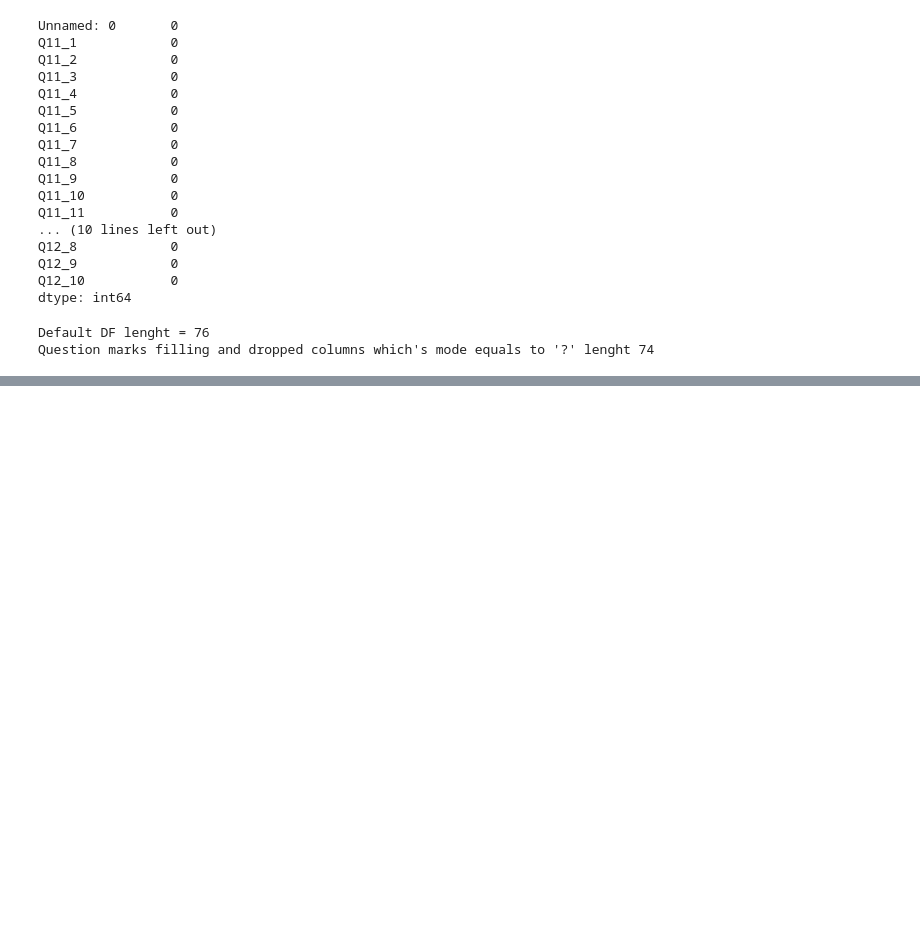
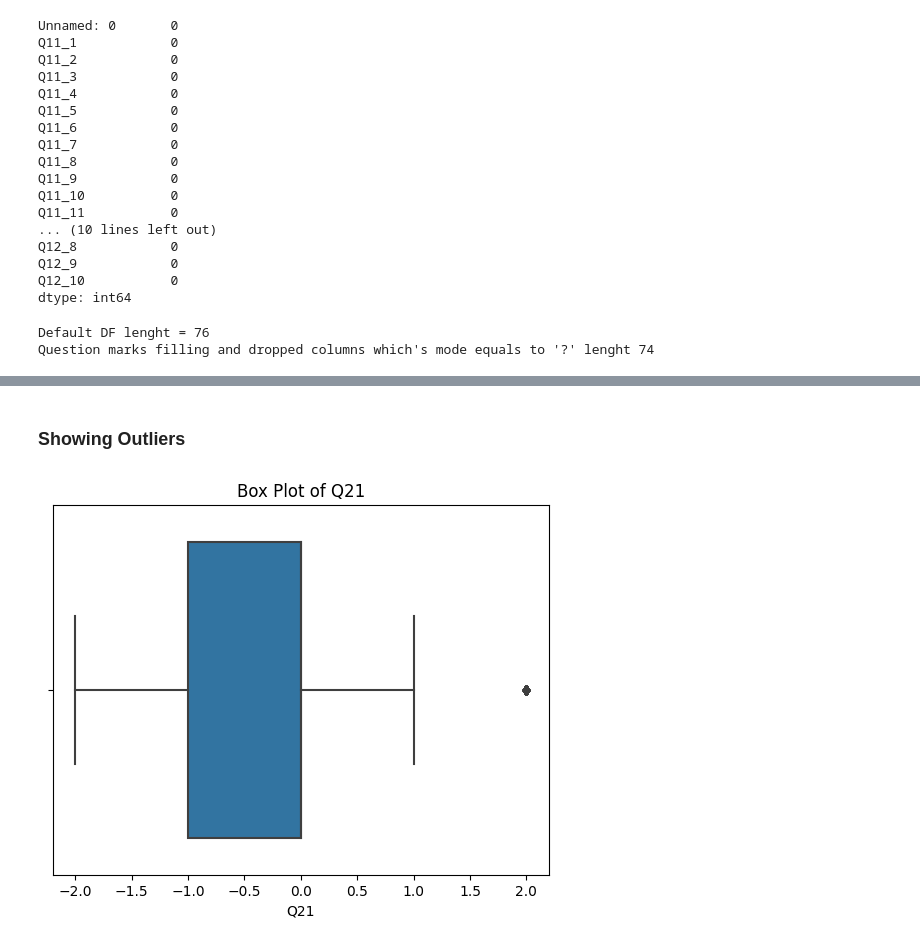
Before and after one commit to SeyitKoyuncu/CENG464-DataMining, a Jupyter notebook: CENG464_DataMiningProject.ipynb, the cells around one changed output, grey strips where cells are left out. Cells and saved outputs as stored; diff of their text form; code cells hidden in the pictures; blank space fills up the shorter version.

```diff
--- a/CENG464_DataMiningProject.ipynb
+++ b/CENG464_DataMiningProject.ipynb
@@ -197,0 +336,14 @@ Question marks filling and dropped columns which's mode equals to '?' lenght 74
+# %% [markdown]
+### Showing Outliers
+# %%
+import seaborn as sns
+import matplotlib.pyplot as plt
+
+colName = 'Q21'
+
+# Box plot çizimi
+sns.boxplot(x=questionToMode_df[colName])
+plt.title(f'Box Plot of {colName}')
+plt.show()
+# %% [output]
+[figure, added]
```
Also changed, not shown: parts of 17 cells of this notebook.
